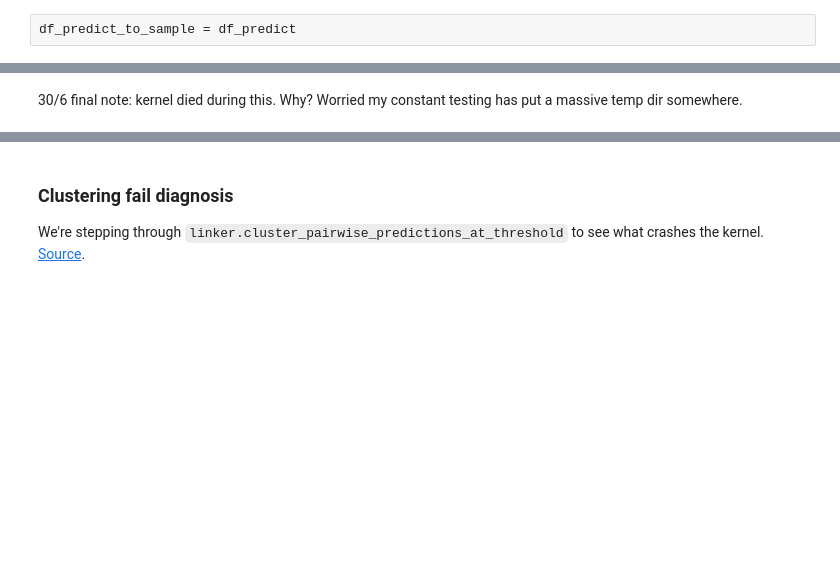
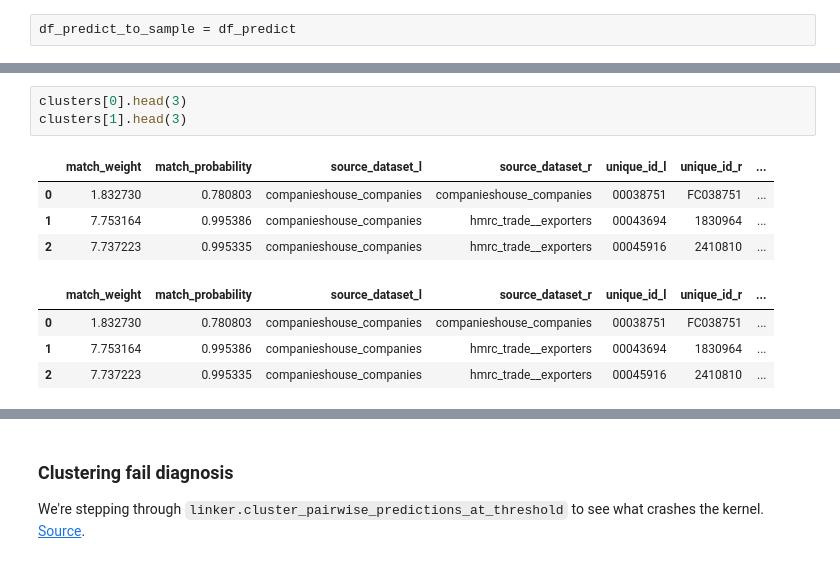
Before and after one commit to will-langdale/matchbox, a Jupyter notebook: notebooks/WL_splink-iterpred.ipynb, the cells around one changed output, grey strips where cells are left out. Saved outputs shown, nothing was run; the diff lists cells and outputs as text; blank space fills up the shorter version.

```diff
--- a/notebooks/WL_splink-iterpred.ipynb
+++ b/notebooks/WL_splink-iterpred.ipynb
@@ -200,4 +347,14 @@ Completed iteration 1, root rows count 0
-# %% [markdown]
-30/6 final note: kernel died during this. Why? Worried my constant testing has put a massive temp dir somewhere.
+# %%
+clusters[0].head(3)
+clusters[1].head(3)
+# %% [output]
+|  | match_weight | match_probability | source_dataset_l | source_dataset_r | unique_id_l | unique_id_r | ... |
+| 0 | 1.832730 | 0.780803 | companieshouse_companies | companieshouse_companies | 00038751 | FC038751 | ... |
+| 1 | 7.753164 | 0.995386 | companieshouse_companies | hmrc_trade__exporters | 00043694 | 1830964 | ... |
+| 2 | 7.737223 | 0.995335 | companieshouse_companies | hmrc_trade__exporters | 00045916 | 2410810 | ... |
+|  | match_weight | match_probability | source_dataset_l | source_dataset_r | unique_id_l | unique_id_r | ... |
+| 0 | 1.832730 | 0.780803 | companieshouse_companies | companieshouse_companies | 00038751 | FC038751 | ... |
+| 1 | 7.753164 | 0.995386 | companieshouse_companies | hmrc_trade__exporters | 00043694 | 1830964 | ... |
+| 2 | 7.737223 | 0.995335 | companieshouse_companies | hmrc_trade__exporters | 00045916 | 2410810 | ... |
 # %%
 linker.query_sql(f"""
```
Also changed, not shown: parts of 20 cells of this notebook.
